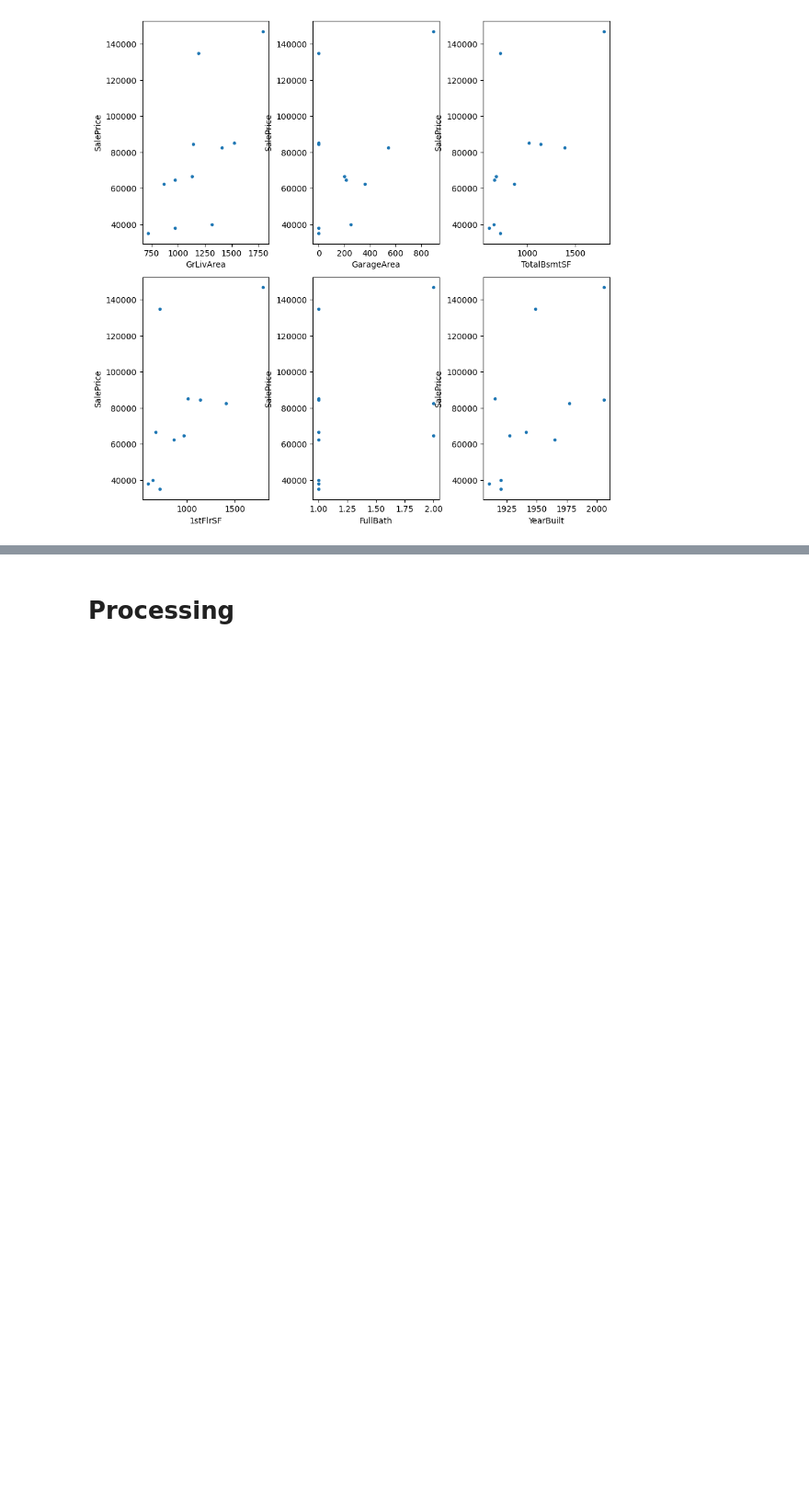
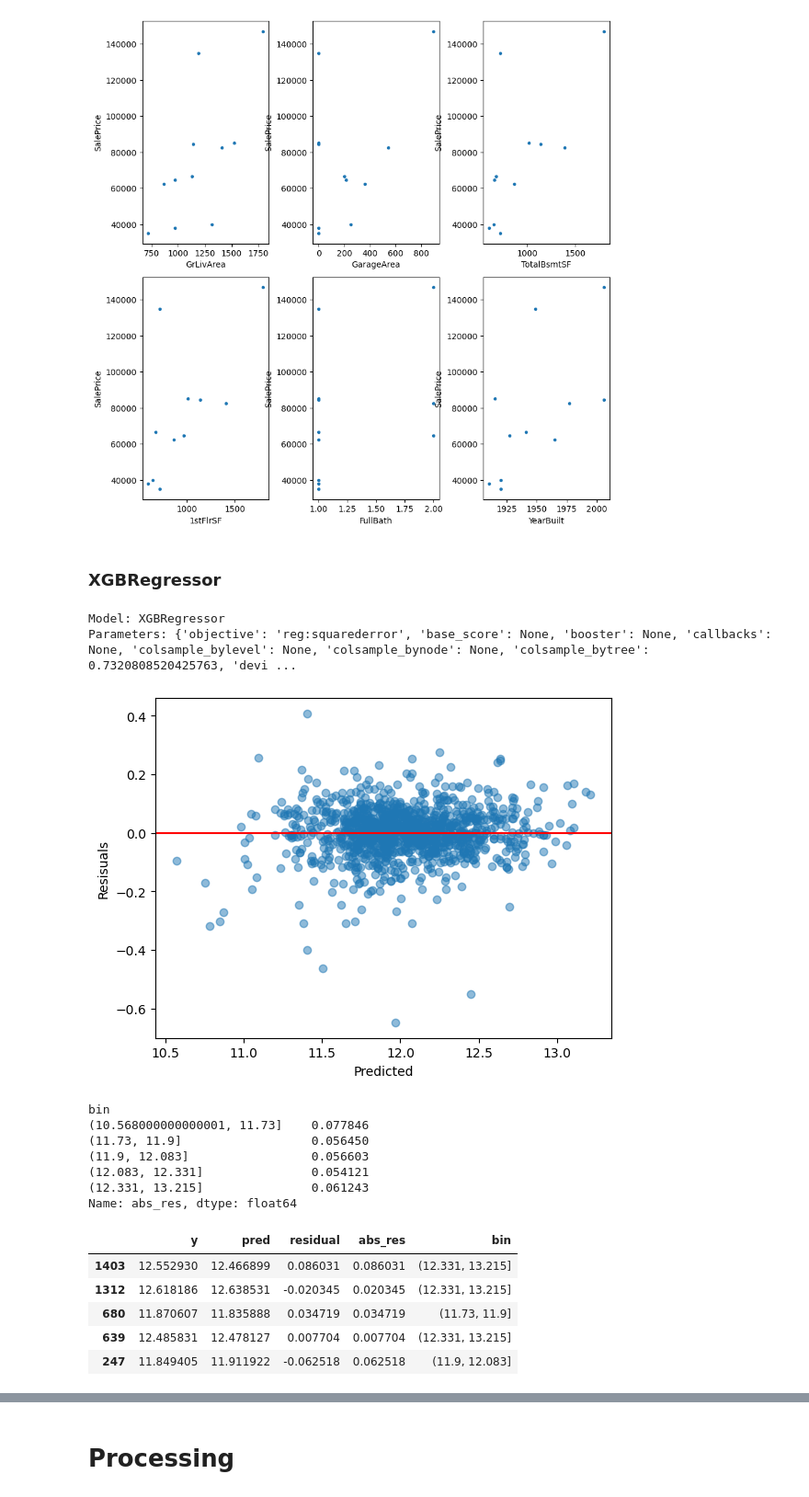
Before and after one commit to javrudsky/machine_learning, a Jupyter notebook: kaggle/housing/housing_v2.ipynb, the cells around one changed output, grey strips where cells are left out. Shown at 92% size. Drawn from its saved outputs; the diff is of its cells as text; code cells hidden in the pictures; blank space fills up the shorter version.

```diff
--- a/kaggle/housing/housing_v2.ipynb
+++ b/kaggle/housing/housing_v2.ipynb
@@ -1991,3 +2014,41 @@ Index([968, 970, 88, 30, 495, 1432, 462, 1453, 1324, 632, 874], dtype='int64')
 show_target_pairplot(X_rem, ["GrLivArea", "GarageArea", "TotalBsmtSF", "1stFlrSF", "FullBath", "YearBuilt"], TARGET_COL)
 # %% [output]
 [figure]
+# %% [markdown]
+### XGBRegressor
+# %%
+X, y, y_orig, X_test, y_test = split_train_test_data()
+X, y, _, ignored_cols, ord_cols_used, desc = initial_processing(X, y, y_orig)
+
+
+# Removing residuals > 0.2 an see what happen.
+# nrows_b = X.shape[0]
+# X = X[~X.index.isin(bigres_idx)]
+# y = y[~y.index.isin(bigres_idx)]
+
+# print("Removed rows:", nrows_b - X.shape[0], "(", nfmt((nrows_b - X.shape[0]) / nrows_b * 100), "%)")
+
+dfres_xgb = study_residuals(X, y, model=get_model("XBReg"))
+
+
+print(dfres_xgb.groupby("bin")["abs_res"].mean())
+#print(df_res.groupby("bin")["abs_res"].mean())
+
+dfres_xgb.head()
+# %% [output]
+Model: XGBRegressor
+Parameters: {'objective': 'reg:squarederror', 'base_score': None, 'booster': None, 'callbacks': None, 'colsample_bylevel': None, 'colsample_bynode': None, 'colsample_bytree': 0.7320808520425763, 'devi ...
+[figure, added]
+bin
+(10.568000000000001, 11.73]    0.077846
+(11.73, 11.9]                  0.056450
+(11.9, 12.083]                 0.056603
+(12.083, 12.331]               0.054121
+(12.331, 13.215]               0.061243
+Name: abs_res, dtype: float64
+|  | y | pred | residual | abs_res | bin |
+| 1403 | 12.552930 | 12.466899 | 0.086031 | 0.086031 | (12.331, 13.215] |
+| 1312 | 12.618186 | 12.638531 | -0.020345 | 0.020345 | (12.331, 13.215] |
+| 680 | 11.870607 | 11.835888 | 0.034719 | 0.034719 | (11.73, 11.9] |
+| 639 | 12.485831 | 12.478127 | 0.007704 | 0.007704 | (12.331, 13.215] |
+| 247 | 11.849405 | 11.911922 | -0.062518 | 0.062518 | (11.9, 12.083] |
```
Also changed, not shown: parts of 8 cells of this notebook.
